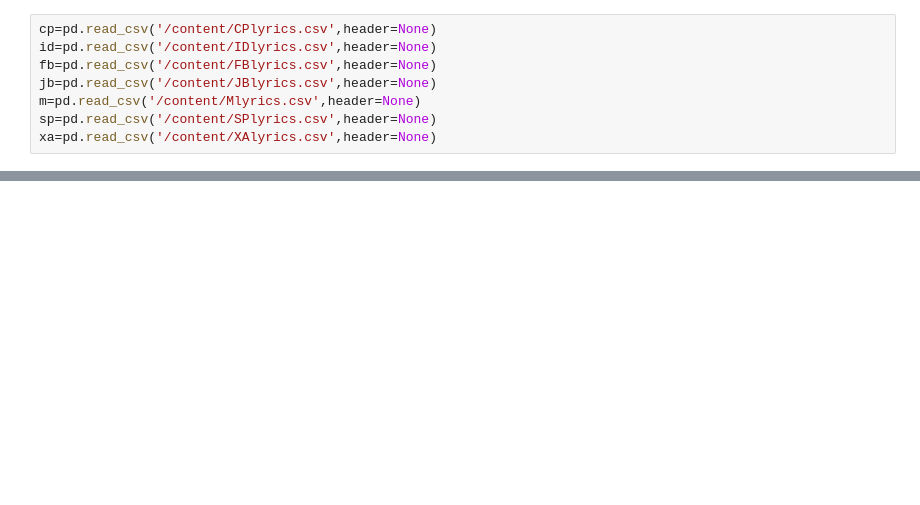
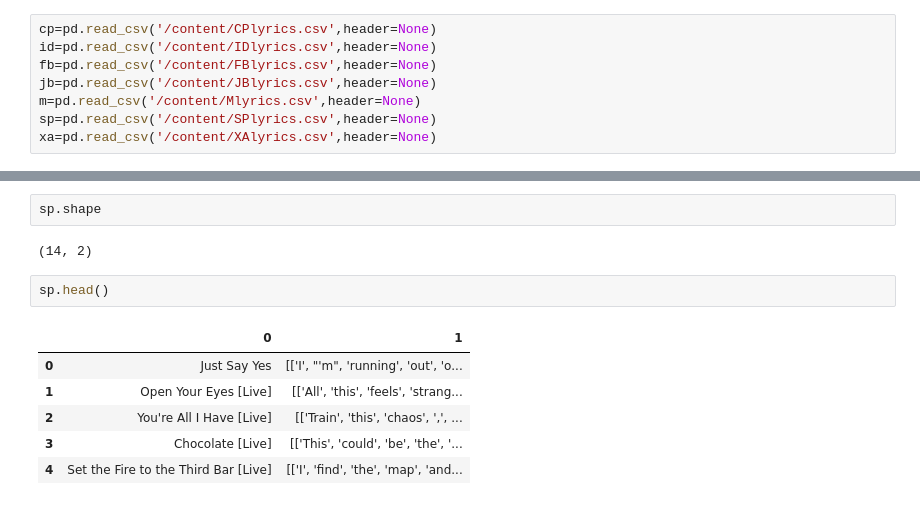
Before and after one commit to Gail529/Recommendation-system, a Jupyter notebook: preprocessing_lyrics.ipynb, the cells around one changed output, grey strips where cells are left out. Drawn from its saved outputs; the diff is of its cells as text; blank space fills up the shorter version.

```diff
--- a/preprocessing_lyrics.ipynb
+++ b/preprocessing_lyrics.ipynb
@@ -151,0 +245,13 @@ for i in range(0,13):
+# %%
+sp.shape
+# %% [output]
+(14, 2)
+# %%
+sp.head()
+# %% [output]
+|  | 0 | 1 |
+| 0 | Just Say Yes | [['I', "'m", 'running', 'out', 'o... |
+| 1 | Open Your Eyes [Live] | [['All', 'this', 'feels', 'strang... |
+| 2 | You're All I Have [Live] | [['Train', 'this', 'chaos', ',', ... |
+| 3 | Chocolate [Live] | [['This', 'could', 'be', 'the', '... |
+| 4 | Set the Fire to the Third Bar [Live] | [['I', 'find', 'the', 'map', 'and... |
```
Also changed, not shown: parts of 17 cells of this notebook.
